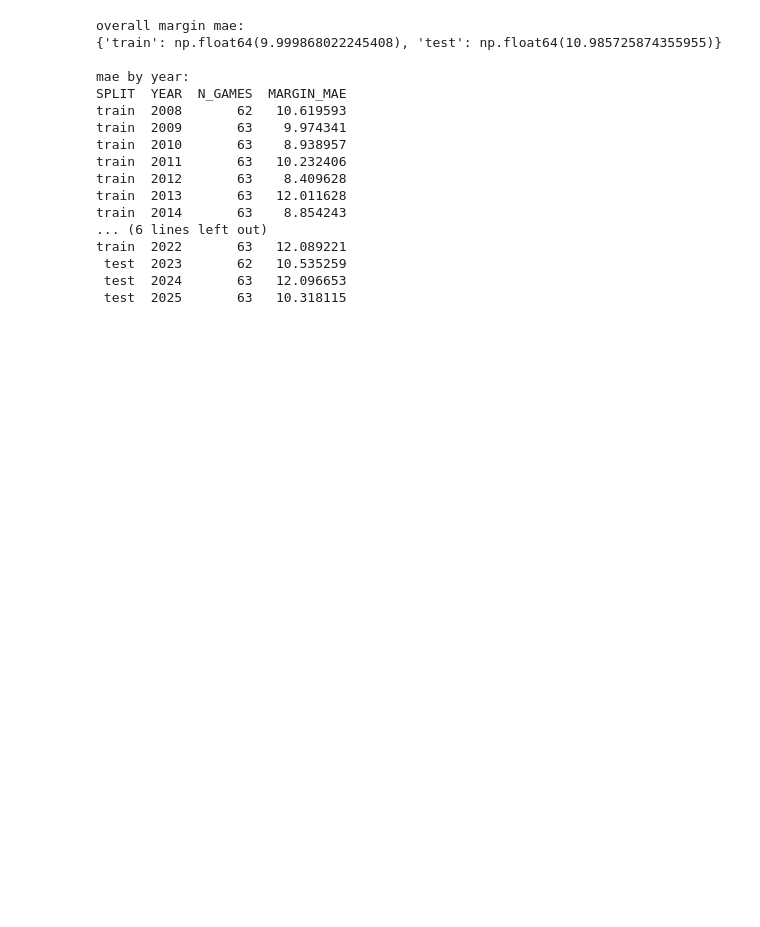
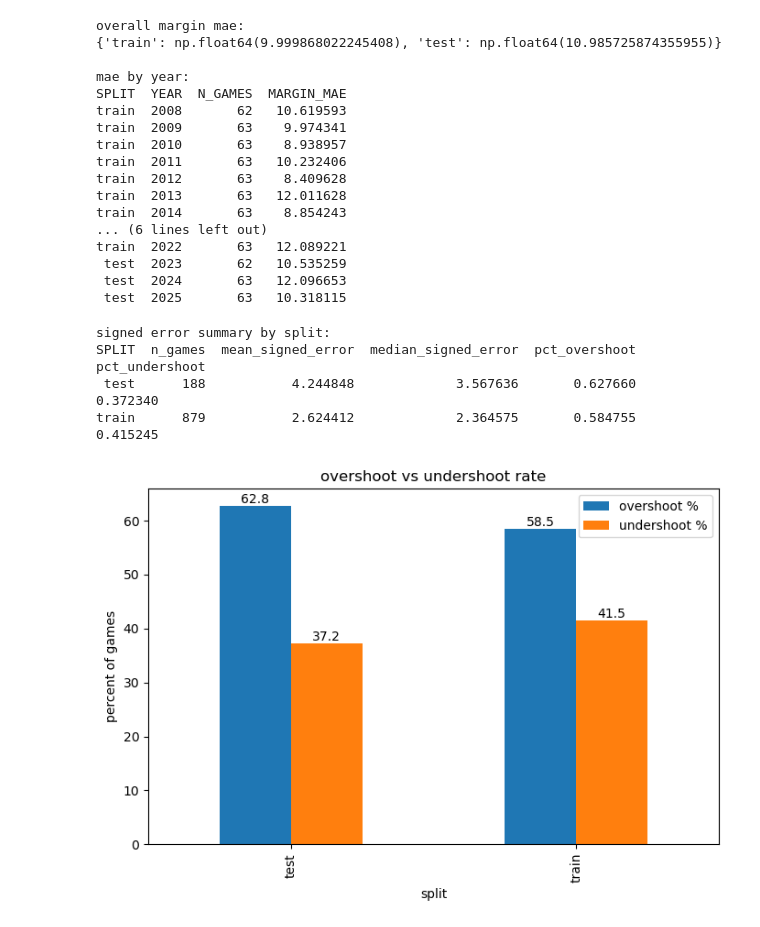
Before and after one commit to nathalieabello/ds4420-final-project, a Jupyter notebook: timeseries.ipynb, the cells around one changed output. Saved outputs shown, nothing was run; the diff lists cells and outputs as text; code cells hidden in the pictures; blank space fills up the shorter version.

Commit message:
add graph for time series overshooting vs undershooting

```diff
--- a/timeseries.ipynb
+++ b/timeseries.ipynb
@@ -494,5 +487,42 @@ train  2022       63   12.089221
  test  2023       62   10.535259
  test  2024       63   12.096653
  test  2025       63   10.318115
+# %%
+bias_df = preds.copy()
+bias_df["SIGNED_ERROR"] = bias_df["PRED_MARGIN"] - bias_df["POINT_DIFFERENTIAL"]
+bias_df["OVERSHOOT"] = bias_df["SIGNED_ERROR"] > 0
+bias_df["UNDERSHOOT"] = bias_df["SIGNED_ERROR"] < 0
+
+# summary table for overshoot/undershoot behavior
+bias_summary = (
+    bias_df.groupby("SPLIT", as_index=False)
+    .agg(
+        n_games=("SPLIT", "size"),
+        mean_signed_error=("SIGNED_ERROR", "mean"),
+        median_signed_error=("SIGNED_ERROR", "median"),
+        pct_overshoot=("OVERSHOOT", "mean"),
+        pct_undershoot=("UNDERSHOOT", "mean"),
+    )
+)
+
+# overshoot vs undershoot frequency
+freq_plot = (bias_summary.set_index("SPLIT")[["pct_overshoot", "pct_undershoot"]] * 100)
+fig, ax = plt.subplots(1, 1, figsize=(7, 5))
+freq_plot.plot(kind="bar", ax=ax)
+ax.set_title("overshoot vs undershoot rate")
+ax.set_xlabel("split")
+ax.set_ylabel("percent of games")
+ax.legend(["overshoot %", "undershoot %"])
+for container in ax.containers:
+    ax.bar_label(container, fmt="%.1f")
+
+plt.tight_layout()
+plt.show()
+# %% [output]
+signed error summary by split:
+SPLIT  n_games  mean_signed_error  median_signed_error  pct_overshoot  pct_undershoot
+ test      188           4.244848             3.567636       0.627660        0.372340
+train      879           2.624412             2.364575       0.584755        0.415245
+[figure, added]
 # %%
 preds.to_csv("Predictions/timeseries.csv", index=False)
```
Also changed, not shown: parts of 1 cell of this notebook.
